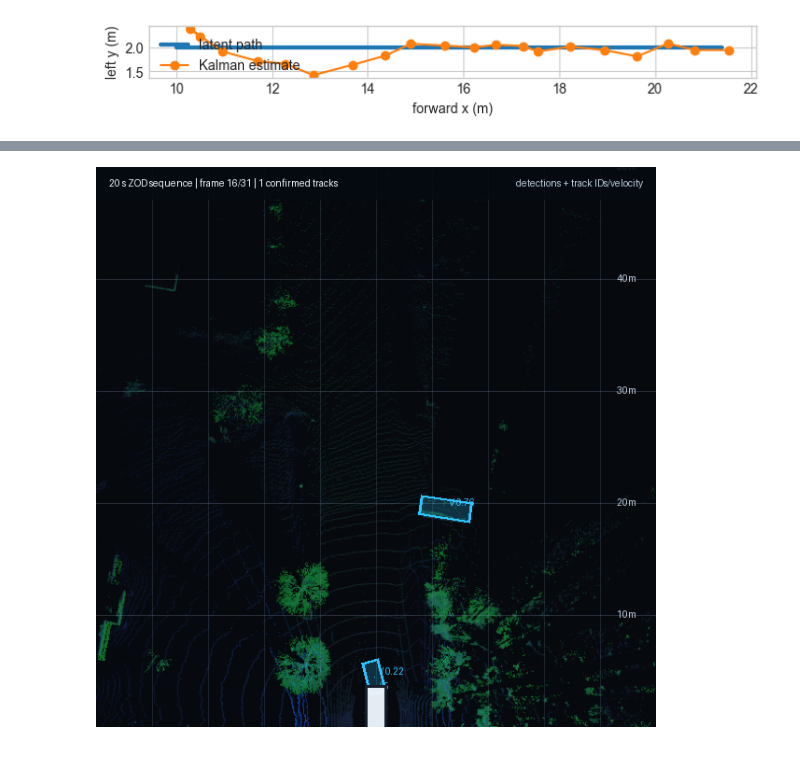
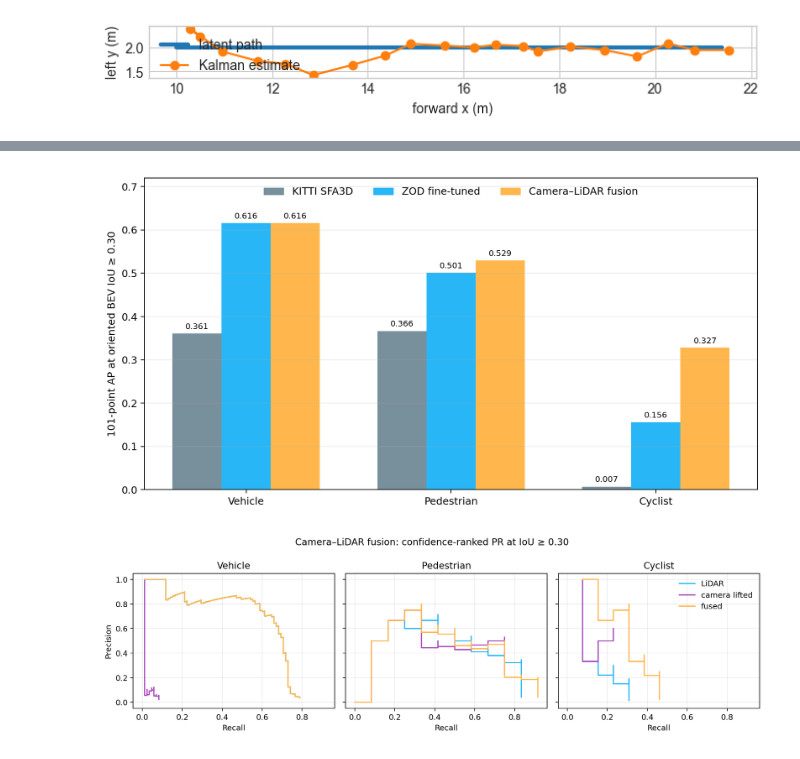
Before and after one commit to Nekros0day/zod-self-driving-lab, a Jupyter notebook: notebooks/05_lidar_bev_detection_and_tracking.ipynb, the cells around one changed output, grey strips where cells are left out. Drawn from its saved outputs; the diff is of its cells as text; code cells hidden in the pictures.

```diff
--- a/notebooks/05_lidar_bev_detection_and_tracking.ipynb
+++ b/notebooks/05_lidar_bev_detection_and_tracking.ipynb
@@ -266,4 +326,6 @@ sparse returns visible rather than presenting boxes on an unexplained blank map.
 # %%
-display(NotebookImage(filename=str(ROOT/'reports/figures/bev_tracking.png')))
+display(NotebookImage(filename=str(ROOT/'reports/figures/bev_v2_test_ap.png')))
+display(NotebookImage(filename=str(ROOT/'reports/figures/bev_v2_pr_curves.png')))
 # %% [output]
-[figure, old version]
+[figure, new version]
+[figure, added]
```
Also changed, not shown: parts of 19 cells of this notebook, 46 other files.
